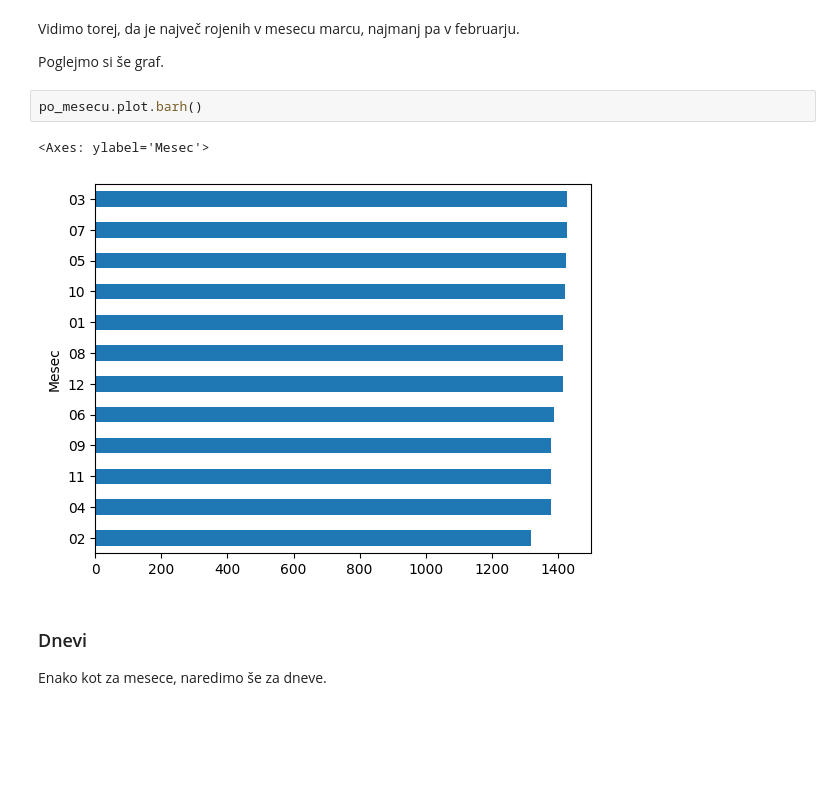
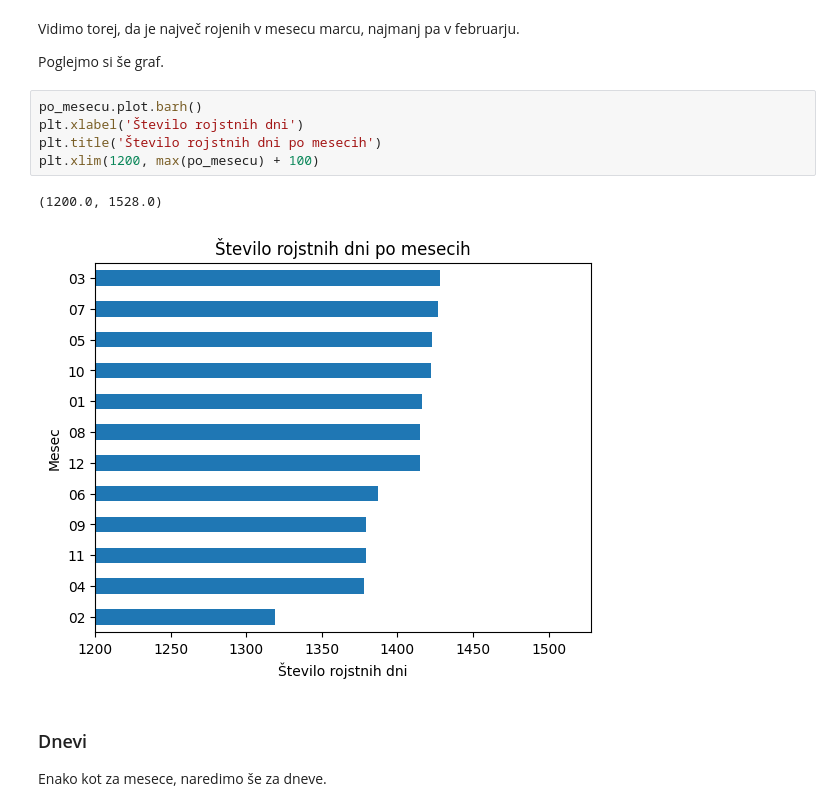
Before and after one commit to JasminaMazej/Projektna-naloga, a Jupyter notebook: analiza.ipynb, the cells around one changed output. Saved outputs shown, nothing was run; the diff lists cells and outputs as text; blank space fills up the shorter version.

```diff
--- a/analiza.ipynb
+++ b/analiza.ipynb
@@ -237,9 +242,12 @@ Vidimo torej, da je največ rojenih v mesecu marcu, najmanj pa v februarju.
 Poglejmo si še graf.
 # %%
 po_mesecu.plot.barh()
+plt.xlabel('Število rojstnih dni')
+plt.title('Število rojstnih dni po mesecih')
+plt.xlim(1200, max(po_mesecu) + 100)
 # %% [output]
-<Axes: ylabel='Mesec'>
+(1200.0, 1528.0)
-[figure, old version]
+[figure, new version]
 # %% [markdown]
 ### Dnevi
 
```
Also changed, not shown: parts of 5 cells of this notebook, 2 other files.
